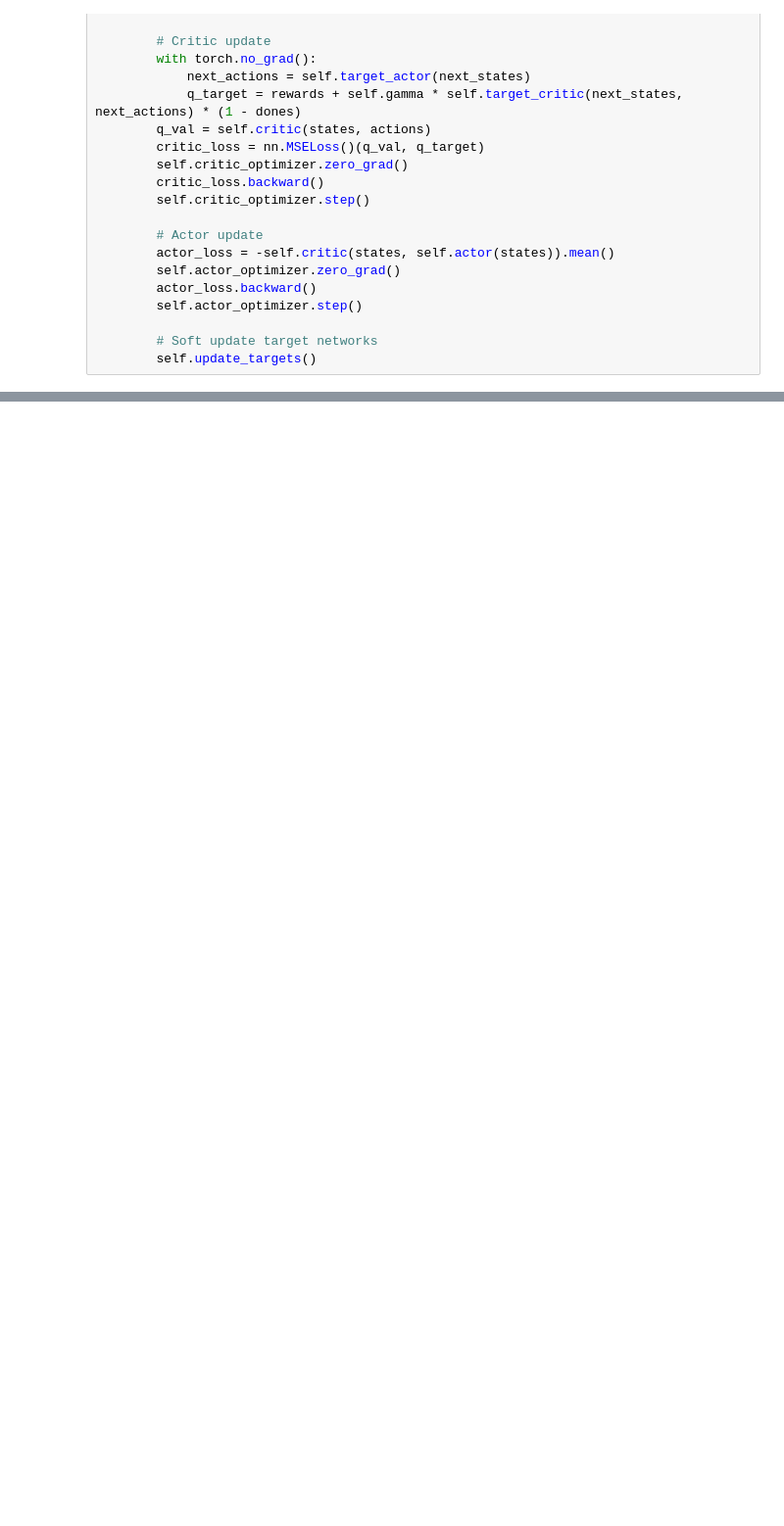
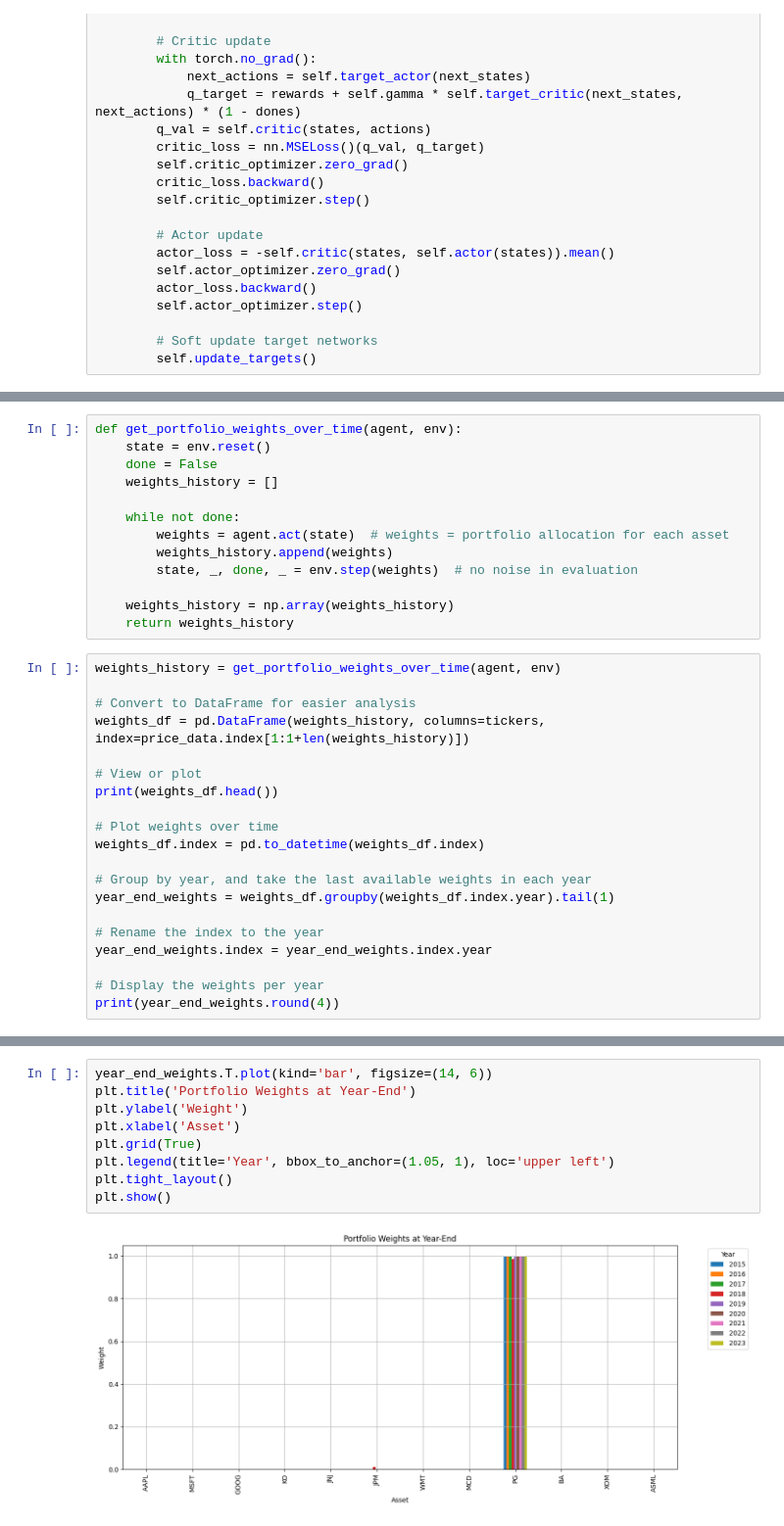
Before and after one commit to CapstoneGrp9199/code, a Jupyter notebook: Initial_code.ipynb, the cells around one changed output, grey strips where cells are left out. Shown at 98% size. Drawn from its saved outputs; the diff is of its cells as text; blank space fills up the shorter version.

```diff
--- a/Initial_code.ipynb
+++ b/Initial_code.ipynb
@@ -569,0 +684,33 @@ for ep in range(episodes):
+# %%
+def get_portfolio_weights_over_time(agent, env):
+    state = env.reset()
+    done = False
+    weights_history = []
+
+    while not done:
+        weights = agent.act(state)  # weights = portfolio allocation for each asset
+        weights_history.append(weights)
+        state, _, done, _ = env.step(weights)  # no noise in evaluation
+
+    weights_history = np.array(weights_history)
+    return weights_history
+# %%
+weights_history = get_portfolio_weights_over_time(agent, env)
+
+# Convert to DataFrame for easier analysis
+weights_df = pd.DataFrame(weights_history, columns=tickers, index=price_data.index[1:1+len(weights_history)])
+
+# View or plot
+print(weights_df.head())
+
+# Plot weights over time
+weights_df.index = pd.to_datetime(weights_df.index)
+
+# Group by year, and take the last available weights in each year
+year_end_weights = weights_df.groupby(weights_df.index.year).tail(1)
+
+# Rename the index to the year
+year_end_weights.index = year_end_weights.index.year
+
+# Display the weights per year
+print(year_end_weights.round(4))
@@ -569,0 +735,11 @@ for ep in range(episodes):
+# %%
+year_end_weights.T.plot(kind='bar', figsize=(14, 6))
+plt.title('Portfolio Weights at Year-End')
+plt.ylabel('Weight')
+plt.xlabel('Asset')
+plt.grid(True)
+plt.legend(title='Year', bbox_to_anchor=(1.05, 1), loc='upper left')
+plt.tight_layout()
+plt.show()
+# %% [output]
+[figure, added]
```
Also changed, not shown: parts of 17 cells of this notebook.
